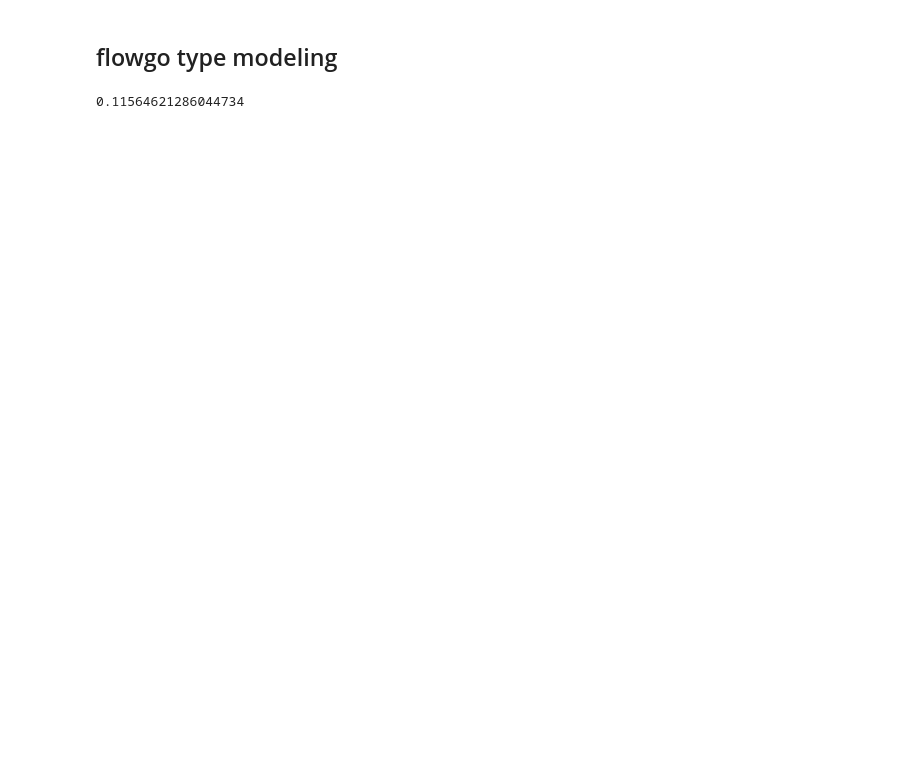
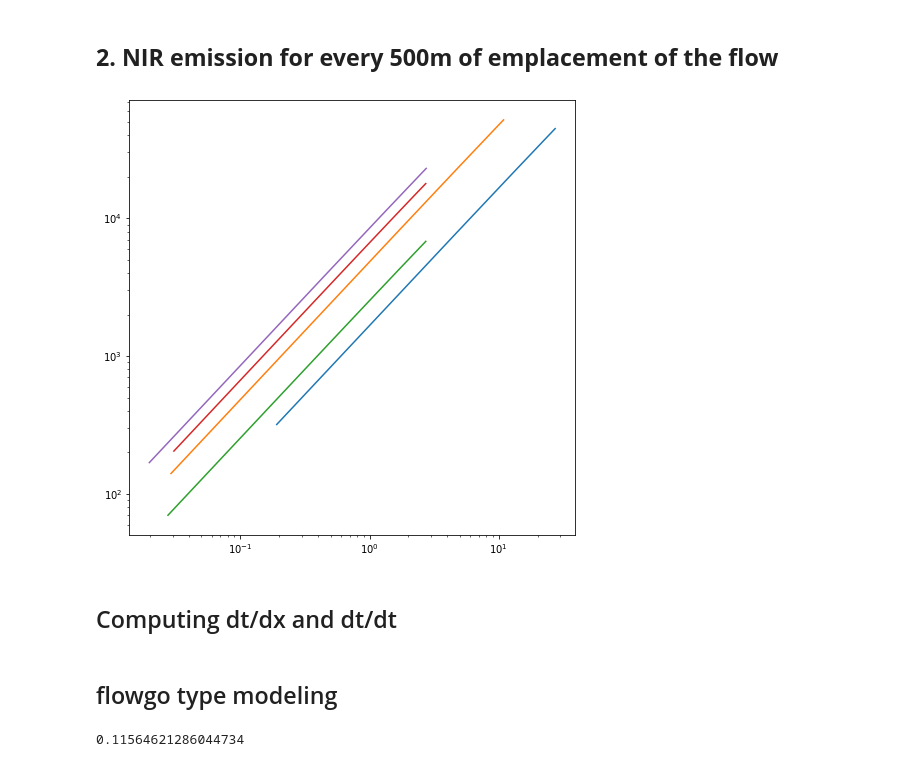
Before and after one commit to iganache/lavatherm1D, a Jupyter notebook: flow_advancement_cooling.ipynb, the cells around one changed output. Drawn from its saved outputs; the diff is of its cells as text; code cells hidden in the pictures; blank space fills up the shorter version.

Commit message:
lava flow thermal emission included

```diff
--- a/flow_advancement_cooling.ipynb
+++ b/flow_advancement_cooling.ipynb
@@ -6,0 +7,8 @@ import LavaFlow as flow
+# %%
+flow1 = {"area_plan": 898.0e6, "length": 72.0e3, "width": 12.47e3, "height": 50.0, "E": None, "tcool": None, "dTdx": None, "dTdt": None, "vel_avg": None}
+flow2 = {"area_plan": 1042.0e6, "length": 188.0e3, "width": 5.5e3, "height": 20.0, "E": None, "tcool": None, "dTdx": None, "dTdt": None, "vel_avg": None}
+flow3 = {"area_plan": 137.0e6, "length": 50.0e3, "width": 2.74e3, "height": 5.0, "E": None, "tcool": None, "dTdx": None, "dTdt": None, "vel_avg": None}
+flow4 = {"area_plan": 360.0e6, "length": 45.0e3, "width": 8.0e3, "height": None, "E": None, "tcool": None, "dTdx": None, "dTdt": None, "vel_avg": None}
+flow5 = {"area_plan": 460.0e6, "length": 70.0e3, "width": 6.6e3, "height": None, "E": None, "tcool": None, "dTdx": None, "dTdt": None, "vel_avg": None}
+# flow6 = {"area_plan": 21.0e6, "length": 15.0e3, "width": 1.4e3, "height": None, "E": None, "tcool": None, "dTdx": None, "dTdt": None, "vel_avg": None}
+flows = [flow1, flow2, flow3, flow4, flow5] #, flow6]
@@ -64,3 +81,39 @@ plt.plot()
+# %% [markdown]
+## <b>2. NIR emission for every 500m of emplacement of the flow </b>
+# %%
+def planck(wav, T):
+    h = 6.6260755e-34
+    c = 3.0e+8
+    k = 1.380658e-23
+    a = 2.0*h*c**2
+    b = h*c/(wav*k*T)
+    intensity = a/ ( (wav**5) * (np.exp(b) - 1.0) )
+    return intensity
+# %%
+delx = 500
+wav = 1.02e-6
+plt.figure(figsize = (8,8))
+
+for i in range(len(flows)):
+    segments = np.arange(1*delx, flows[i]["length"], delx)
+    duration = segments / flows[i]["vel_avg"]
+    Tcore = Tlava - segments*flows[i]["dTdx"]
+    Tsurf = Tcrust*fcrust + Tcore*(1-fcrust)
+    total_power_output = flows[i]["width"]*segments * emis_lava * sigmaB * Tsurf
+    thermal_emision = flows[i]["width"] *segments * planck(wav, Tsurf)/1e6
+    thermal_emision_excess = flows[i]["width"] *segments * (planck(wav, Tsurf) - planck(wav, Tatm_venus))/1e6
+    cum_thermal_emission = np.cumsum(thermal_emision)
+    cum_thermal_emission_excess = np.cumsum(thermal_emision_excess)
+
+    plt.plot(duration/24/3600, total_power_output)
+
+plt.semilogx()
+plt.semilogy()
+plt.show()
+# %% [output]
+[figure, added]
+# %% [markdown]
+## Computing dt/dx and dt/dt
 # %% [markdown]
 ## flowgo type modeling ##
 # %%
```
Also changed, not shown: parts of 8 cells of this notebook, 1 other file.
